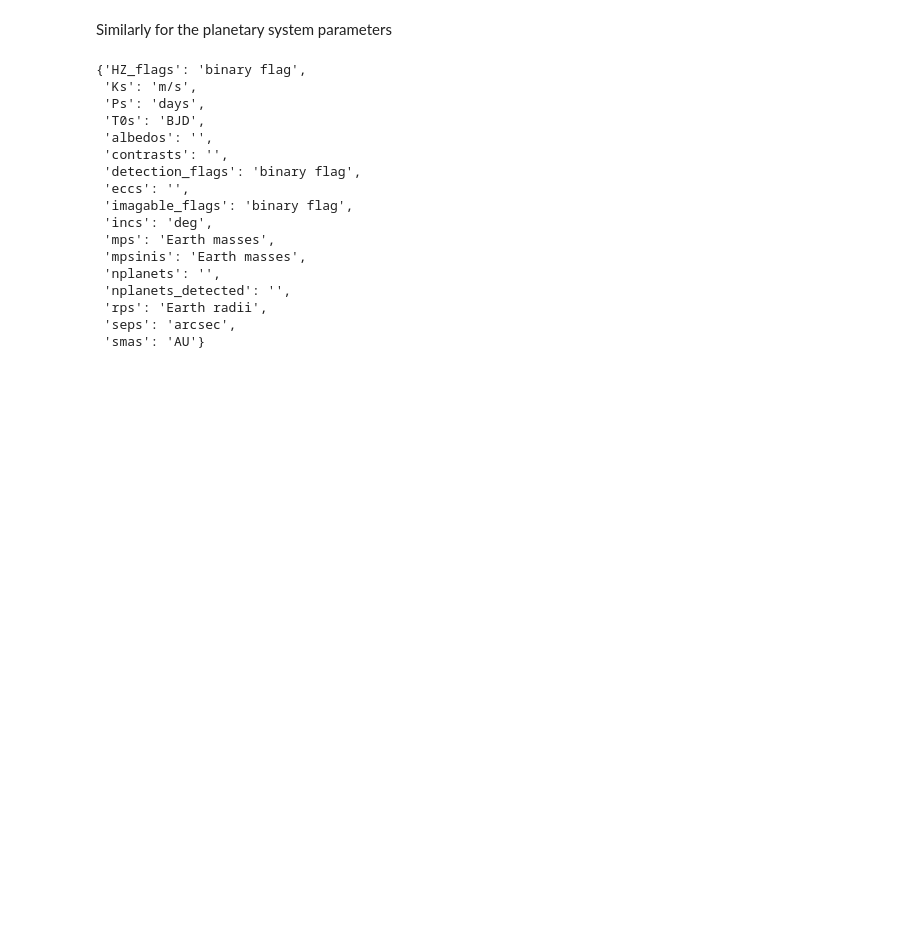
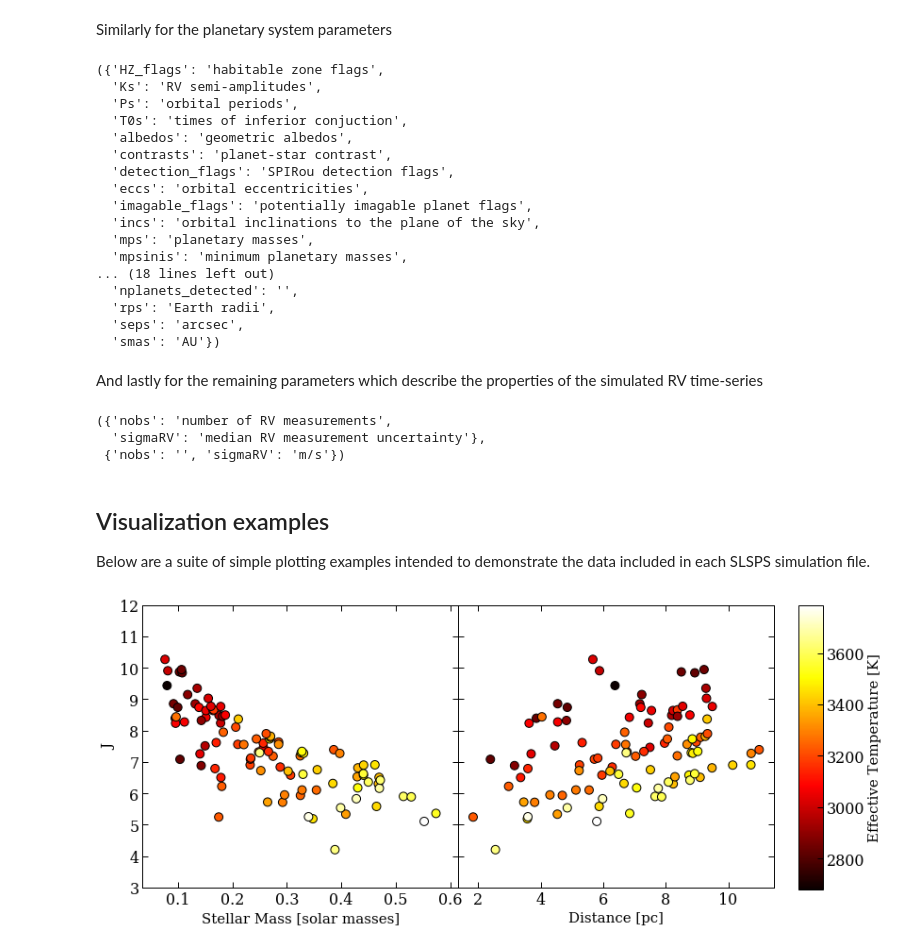
Before and after one commit to r-cloutier/SLSPS_Simulations, a Jupyter notebook: ipython_example.ipynb, the cells around one changed output. Cells and saved outputs as stored; diff of their text form; code cells hidden in the pictures; blank space fills up the shorter version.

Commit message:
updated the example notebook with plots

```diff
--- a/ipython_example.ipynb
+++ b/ipython_example.ipynb
@@ -30,22 +46,22 @@ self.units_star
 # %% [markdown]
 Similarly for the planetary system parameters
 # %%
-self.units_planet
+self.descriptions_planet, self.units_planet
 # %% [output]
-{'HZ_flags': 'binary flag',
- 'Ks': 'm/s',
- 'Ps': 'days',
- 'T0s': 'BJD',
- 'albedos': '',
- 'contrasts': '',
- 'detection_flags': 'binary flag',
- 'eccs': '',
- 'imagable_flags': 'binary flag',
- 'incs': 'deg',
- 'mps': 'Earth masses',
- 'mpsinis': 'Earth masses',
- 'nplanets': '',
- 'nplanets_detected': '',
- 'rps': 'Earth radii',
- 'seps': 'arcsec',
- 'smas': 'AU'}
+({'HZ_flags': 'habitable zone flags',
+  'Ks': 'RV semi-amplitudes',
+  'Ps': 'orbital periods',
+  'T0s': 'times of inferior conjuction',
+  'albedos': 'geometric albedos',
+  'contrasts': 'planet-star contrast',
+  'detection_flags': 'SPIRou detection flags',
+  'eccs': 'orbital eccentricities',
+  'imagable_flags': 'potentially imagable planet flags',
+  'incs': 'orbital inclinations to the plane of the sky',
+  'mps': 'planetary masses',
+  'mpsinis': 'minimum planetary masses',
+... (18 lines left out)
+  'nplanets_detected': '',
+  'rps': 'Earth radii',
+  'seps': 'arcsec',
+  'smas': 'AU'})
@@ -53,0 +68,28 @@ And lastly for the remaining parameters describing the
+# %% [markdown]
+And lastly for the remaining parameters which describe the properties of the simulated RV time-series
+# %%
+self.descriptions_auxiliary, self.units_auxiliary
+# %% [output]
+({'nobs': 'number of RV measurements',
+  'sigmaRV': 'median RV measurement uncertainty'},
+ {'nobs': '', 'sigmaRV': 'm/s'})
+# %% [markdown]
+## Visualization examples
+
+Below are a suite of simple plotting examples intended to demonstrate the data included in each SLSPS simulation file.
+# %%
+# plot stellar parameters from Fig 1 in Cloutier et al 2018
+fig = plt.figure(figsize=(12,5.5))
+ax1 = fig.add_subplot(121)
+ax1.scatter(self.Ms, self.Jmag, c=self.Teff, s=80, cmap=plt.get_cmap('hot'), edgecolors='k')
+ax1.set_xlabel('Stellar Mass [solar masses]'), ax1.set_ylabel('J'), ax1.set_ylim((3,12))
+
+ax2 = fig.add_subplot(122)
+im = ax2.scatter(self.dist, self.Jmag, c=self.Teff, s=80, cmap=plt.get_cmap('hot'), edgecolors='k')
+cbar_ax = fig.add_axes([.93, .12, .03, .76])
+cbar = fig.colorbar(im, cax=cbar_ax)
+cbar.set_label('Effective Temperature [K]')
+ax2.set_xlabel('Distance [pc]'), ax2.set_yticklabels(''), ax2.set_ylim((3,12))
+fig.subplots_adjust(wspace=0)
+# %% [output]
+[figure, added]
```
Also changed, not shown: parts of 9 cells of this notebook.
